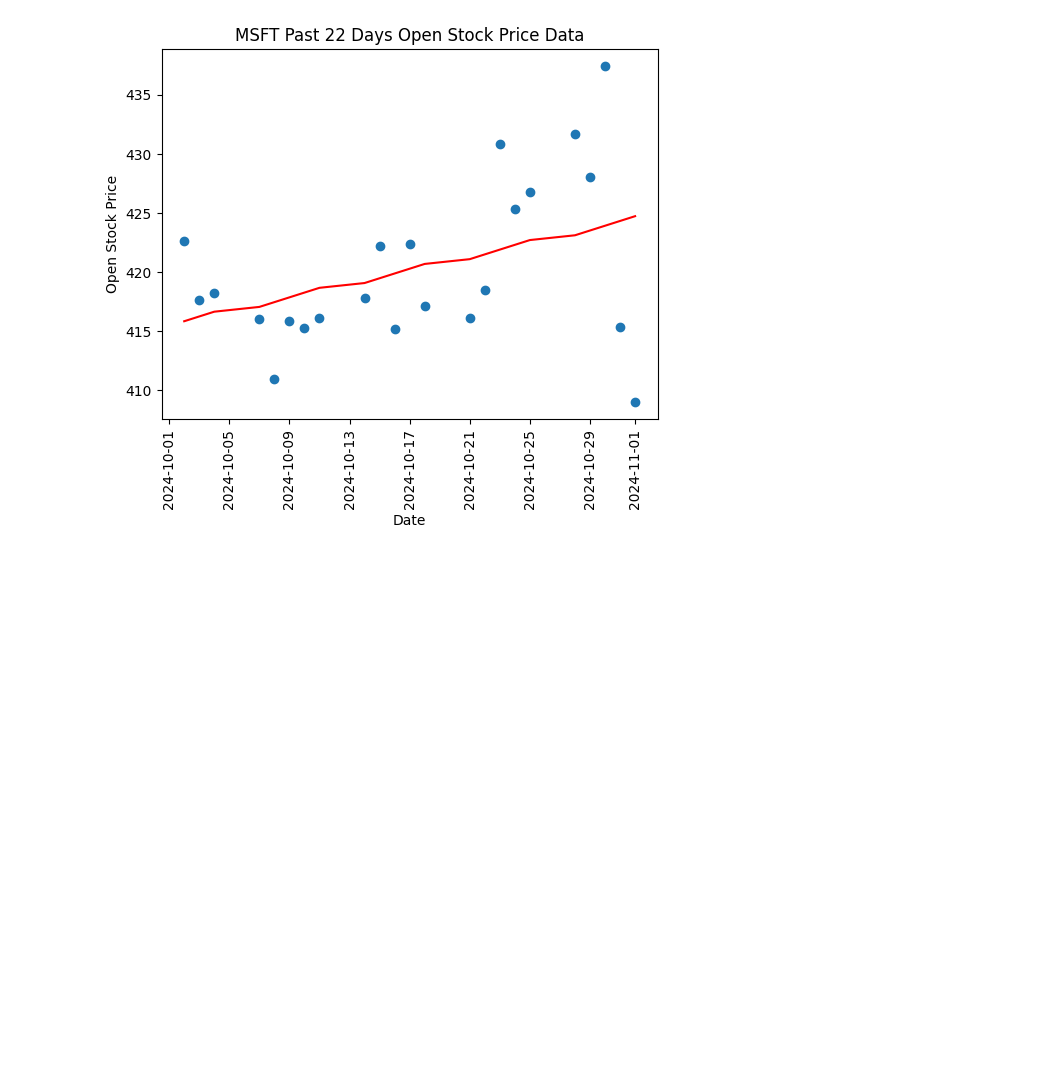
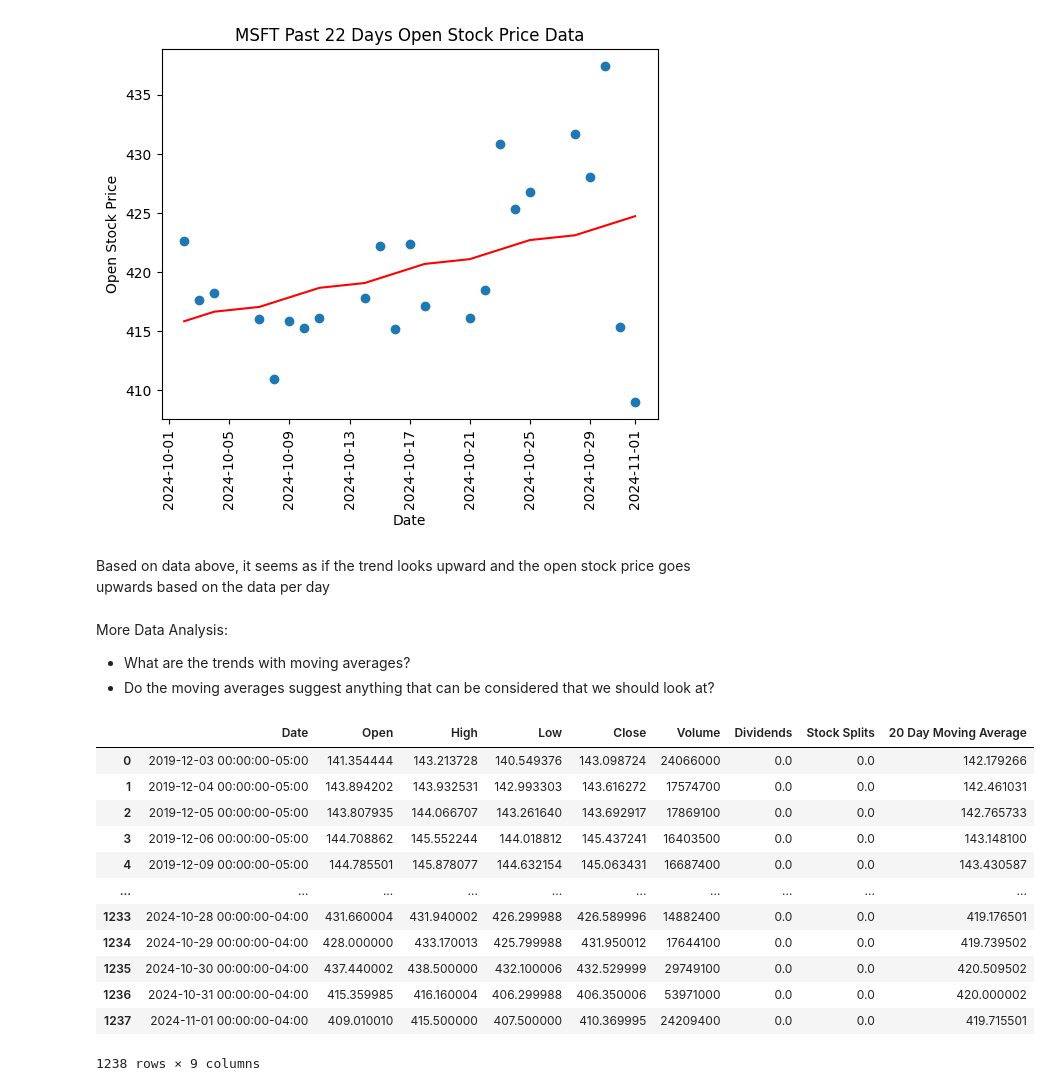
Before and after one commit to manntalati/technical_analysis, a Jupyter notebook: exploratory_data_analysis.ipynb, the cells around one changed output. Cells and saved outputs as stored; diff of their text form; code cells hidden in the pictures; blank space fills up the shorter version.

```diff
--- a/exploratory_data_analysis.ipynb
+++ b/exploratory_data_analysis.ipynb
@@ -92,3 +72,32 @@ plt.title("MSFT Past 22 Days Open Stock Price Data")
 plt.show()
 # %% [output]
 [figure]
+# %% [markdown]
+Based on data above, it seems as if the trend looks upward and the open stock price goes upwards based on the data per day
+# %% [markdown]
+More Data Analysis:
+
+- What are the trends with moving averages?
+- Do the moving averages suggest anything that can be considered that we should look at?
+# %%
+data2 = msft.history(period='5y')
+data2.reset_index()
+df_20 = pd.DataFrame(data2)
+df_20["20 Day Moving Average"] = df_20["Close"].rolling(window=20).mean()
+df_20 = df_20[20:]
+df_20.reset_index(inplace=True)
+df_20
+# %% [output]
+|  | Date | Open | High | Low | Close | Volume | Dividends | Stock Splits | 20 Day Moving Average |
+| 0 | 2019-12-03 00:00:00-05:00 | 141.354444 | 143.213728 | 140.549376 | 143.098724 | 24066000 | 0.0 | 0.0 | 142.179266 |
+| 1 | 2019-12-04 00:00:00-05:00 | 143.894202 | 143.932531 | 142.993303 | 143.616272 | 17574700 | 0.0 | 0.0 | 142.461031 |
+| 2 | 2019-12-05 00:00:00-05:00 | 143.807935 | 144.066707 | 143.261640 | 143.692917 | 17869100 | 0.0 | 0.0 | 142.765733 |
+| 3 | 2019-12-06 00:00:00-05:00 | 144.708862 | 145.552244 | 144.018812 | 145.437241 | 16403500 | 0.0 | 0.0 | 143.148100 |
+| 4 | 2019-12-09 00:00:00-05:00 | 144.785501 | 145.878077 | 144.632154 | 145.063431 | 16687400 | 0.0 | 0.0 | 143.430587 |
+| ... | ... | ... | ... | ... | ... | ... | ... | ... | ... |
+| 1233 | 2024-10-28 00:00:00-04:00 | 431.660004 | 431.940002 | 426.299988 | 426.589996 | 14882400 | 0.0 | 0.0 | 419.176501 |
+| 1234 | 2024-10-29 00:00:00-04:00 | 428.000000 | 433.170013 | 425.799988 | 431.950012 | 17644100 | 0.0 | 0.0 | 419.739502 |
+| 1235 | 2024-10-30 00:00:00-04:00 | 437.440002 | 438.500000 | 432.100006 | 432.529999 | 29749100 | 0.0 | 0.0 | 420.509502 |
+| 1236 | 2024-10-31 00:00:00-04:00 | 415.359985 | 416.160004 | 406.299988 | 406.350006 | 53971000 | 0.0 | 0.0 | 420.000002 |
+| 1237 | 2024-11-01 00:00:00-04:00 | 409.010010 | 415.500000 | 407.500000 | 410.369995 | 24209400 | 0.0 | 0.0 | 419.715501 |
+1238 rows × 9 columns
```
Also changed, not shown: parts of 8 cells of this notebook.
